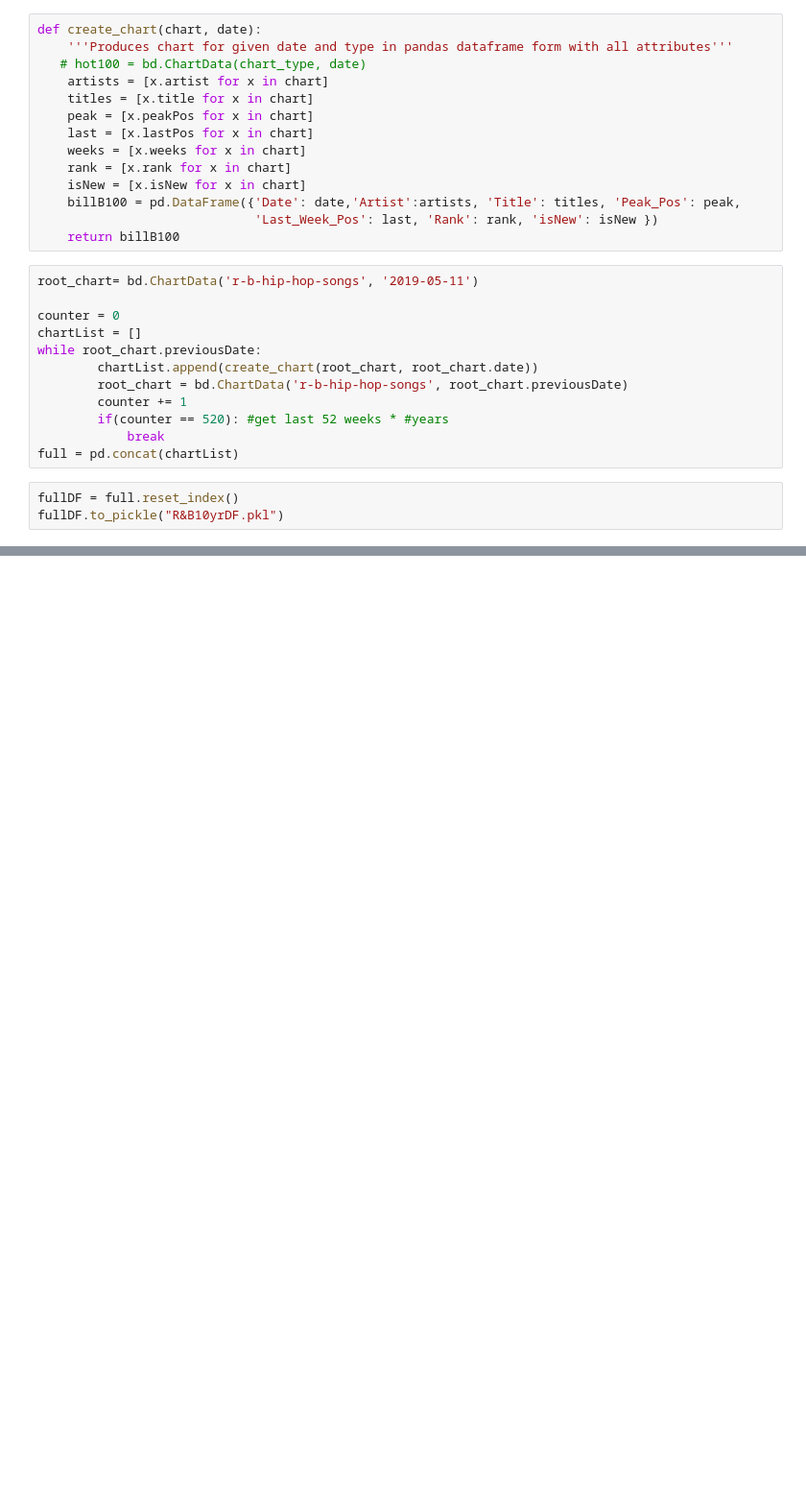
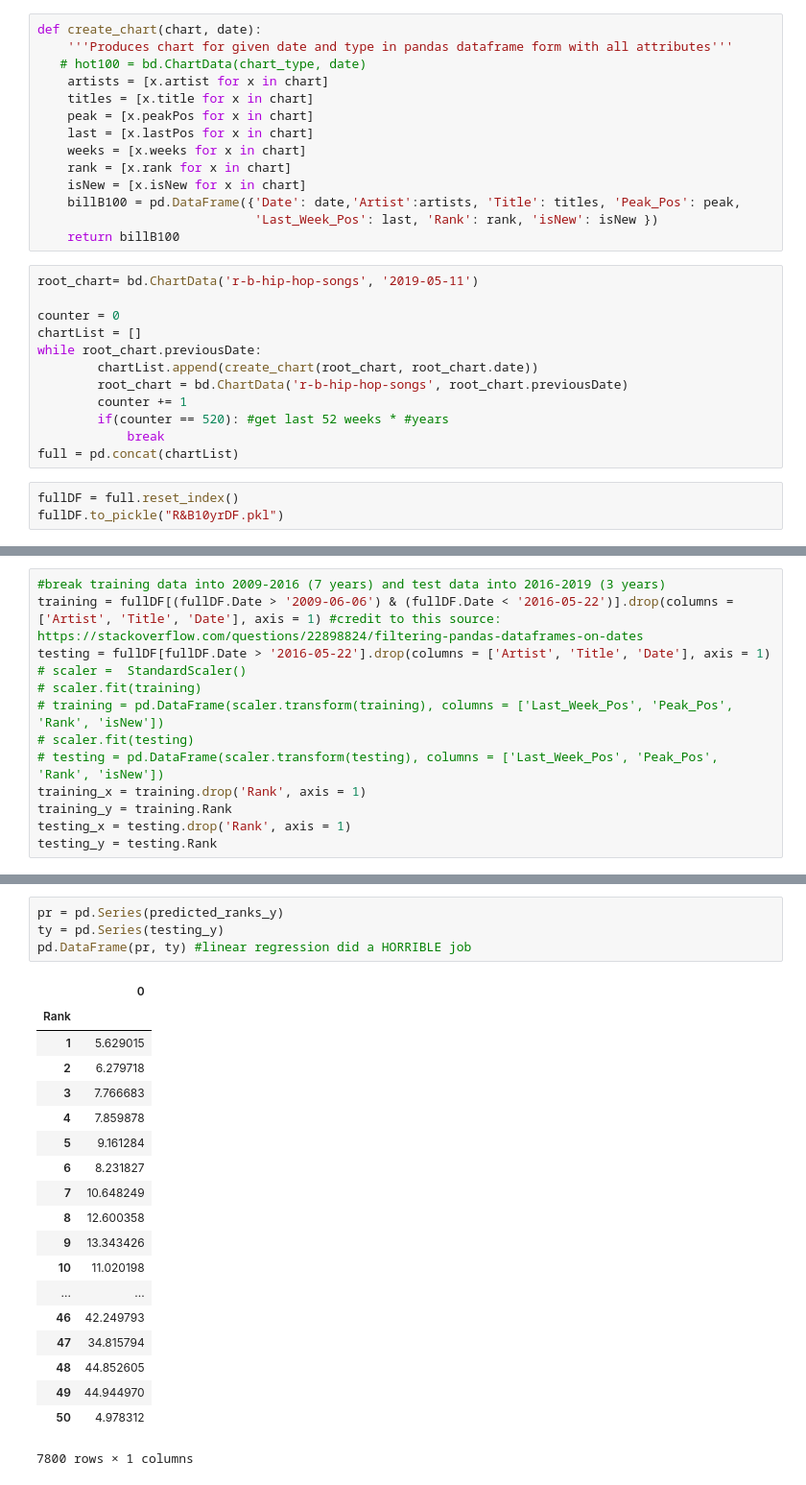
Before and after one commit to cyrusParvereshi/HipHop-R-B_Hit_Song_Prediction, a Jupyter notebook: BillboardAPI_EDA.ipynb, the cells around one changed output, grey strips where cells are left out. Shown at 96% size. Cells and saved outputs as stored; diff of their text form; blank space fills up the shorter version.

```diff
--- a/BillboardAPI_EDA.ipynb
+++ b/BillboardAPI_EDA.ipynb
@@ -76,0 +52,13 @@ Name: Date, Length: 520, dtype: int64
+# %%
+#break training data into 2009-2016 (7 years) and test data into 2016-2019 (3 years)
+training = fullDF[(fullDF.Date > '2009-06-06') & (fullDF.Date < '2016-05-22')].drop(columns = ['Artist', 'Title', 'Date'], axis = 1) #credit to this source: https://stackoverflow.com/questions/22898824/filtering-pandas-dataframes-on-dates
+testing = fullDF[fullDF.Date > '2016-05-22'].drop(columns = ['Artist', 'Title', 'Date'], axis = 1)
+# scaler =  StandardScaler()
+# scaler.fit(training)
+# training = pd.DataFrame(scaler.transform(training), columns = ['Last_Week_Pos', 'Peak_Pos', 'Rank', 'isNew'])
+# scaler.fit(testing)
+# testing = pd.DataFrame(scaler.transform(testing), columns = ['Last_Week_Pos', 'Peak_Pos', 'Rank', 'isNew'])
+training_x = training.drop('Rank', axis = 1)
+training_y = training.Rank
+testing_x = testing.drop('Rank', axis = 1)
+testing_y = testing.Rank
@@ -76,0 +81,24 @@ Name: Date, Length: 520, dtype: int64
+# %%
+pr = pd.Series(predicted_ranks_y)
+ty = pd.Series(testing_y)
+pd.DataFrame(pr, ty) #linear regression did a HORRIBLE job
+# %% [output]
+|  | 0 |
+| Rank |  |
+| 1 | 5.629015 |
+| 2 | 6.279718 |
+| 3 | 7.766683 |
+| 4 | 7.859878 |
+| 5 | 9.161284 |
+| 6 | 8.231827 |
+| 7 | 10.648249 |
+| 8 | 12.600358 |
+| 9 | 13.343426 |
+| 10 | 11.020198 |
+| ... | ... |
+| 46 | 42.249793 |
+| 47 | 34.815794 |
+| 48 | 44.852605 |
+| 49 | 44.944970 |
+| 50 | 4.978312 |
+7800 rows × 1 columns
```
Also changed, not shown: parts of 5 cells of this notebook.
